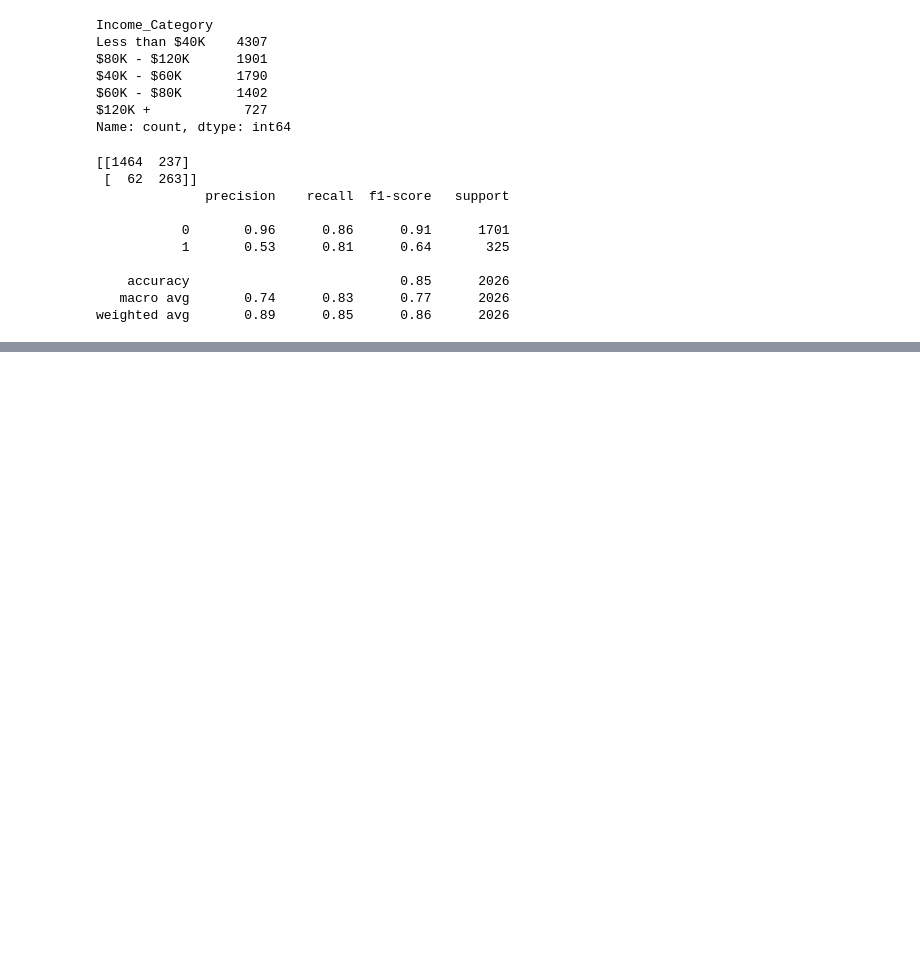
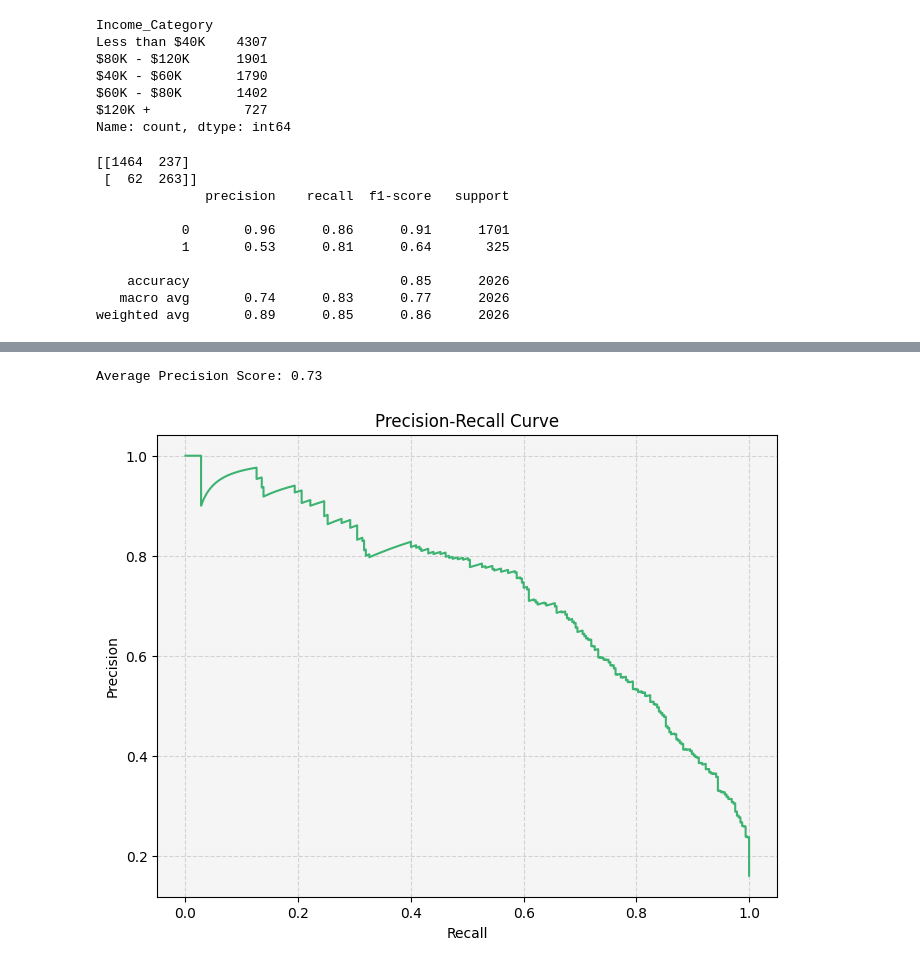
Before and after one commit to Omar-Orabi97/BankChurners, a Jupyter notebook: BankChurnersProject.ipynb, the cells around one changed output, grey strips where cells are left out. Drawn from its saved outputs; the diff is of its cells as text; code cells hidden in the pictures; blank space fills up the shorter version.

```diff
--- a/BankChurnersProject.ipynb
+++ b/BankChurnersProject.ipynb
@@ -209,0 +192,21 @@ SyntaxError: invalid syntax (2642276387.py, line 1)
+# %%
+
+# Calculate precision and recall values
+precision, recall, thresholds = precision_recall_curve(y_test, y_probs)
+
+# Calculate average precision score
+ap_score = average_precision_score(y_test, y_probs)
+print(f"Average Precision Score: {ap_score:.2f}")
+
+# Plot Precision-Recall curve
+plt.figure(figsize=(8, 6))
+plt.plot(recall, precision, color='mediumseagreen')
+plt.xlabel('Recall')
+plt.ylabel('Precision')
+plt.title('Precision-Recall Curve')
+plt.grid(True, linestyle='--', alpha=0.5)
+plt.gca().set_facecolor('whitesmoke')
+plt.show()
+# %% [output]
+Average Precision Score: 0.73
+[figure, added]
```
Also changed, not shown: parts of 9 cells of this notebook.
